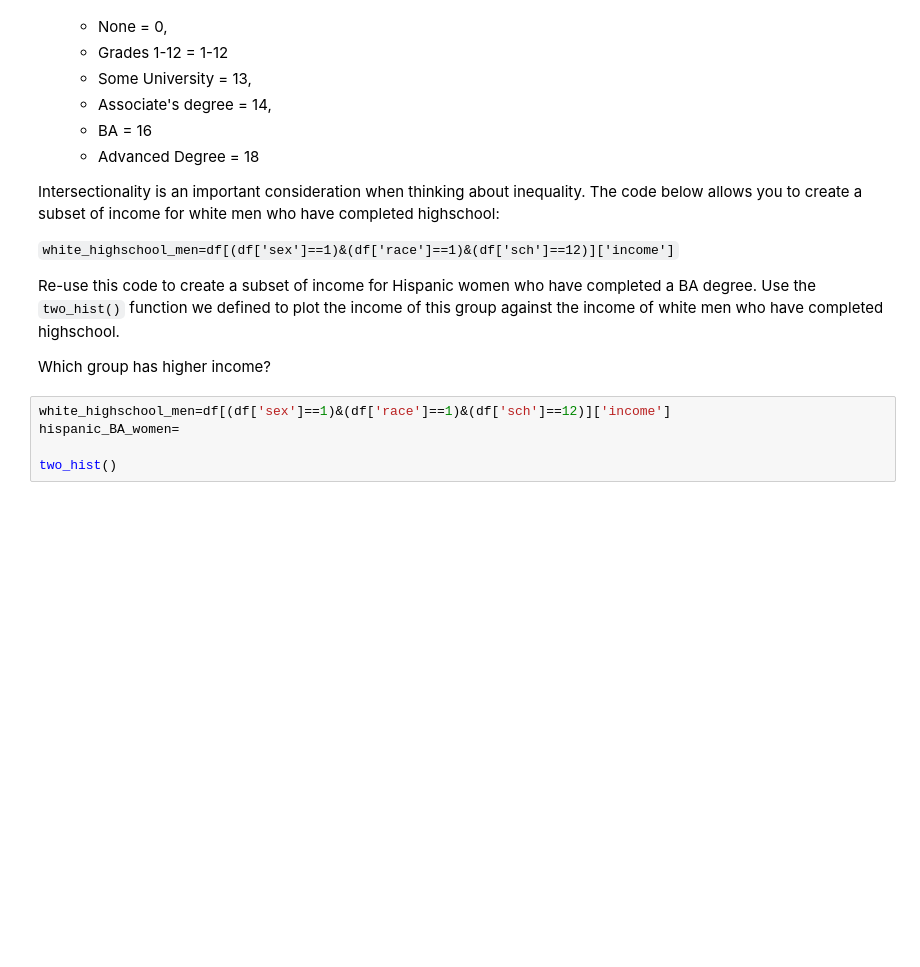
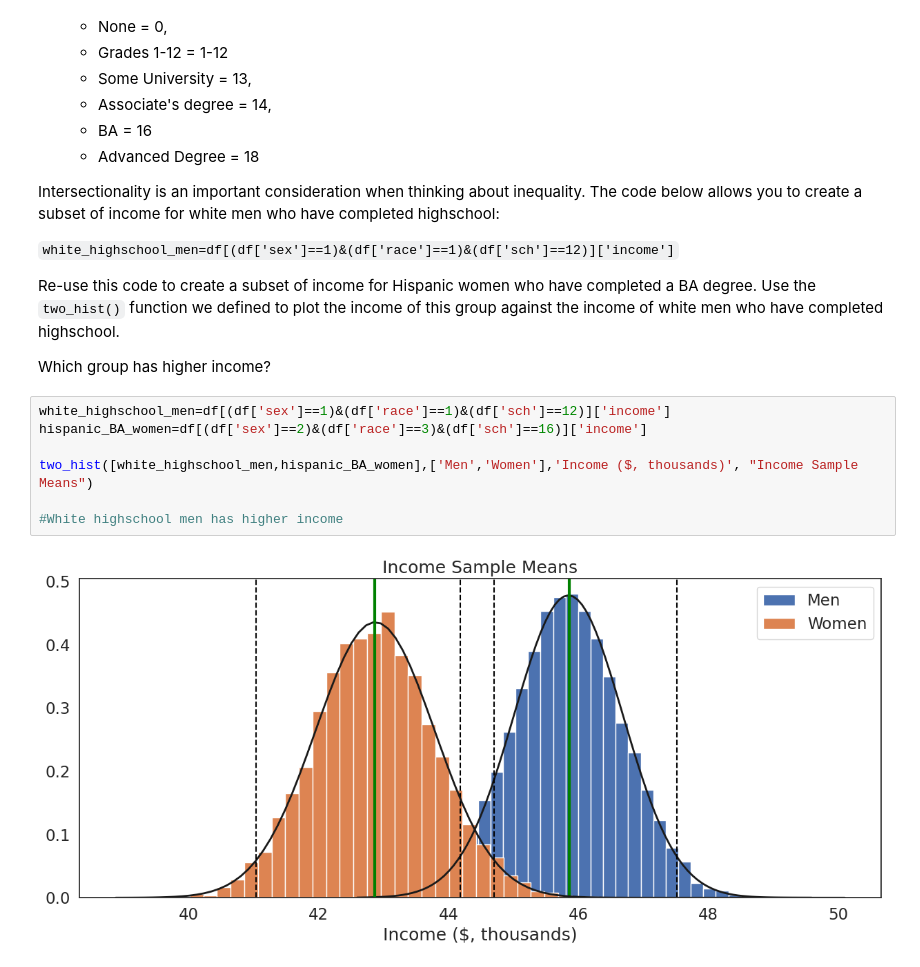
Before and after one commit to lawmianyi/QM2, a Jupyter notebook: notebooks/W05. Distributions and Basic Statistics.ipynb, the cells around one changed output. Saved outputs shown, nothing was run; the diff lists cells and outputs as text; blank space fills up the shorter version.

```diff
--- a/notebooks/W05. Distributions and Basic Statistics.ipynb
+++ b/notebooks/W05. Distributions and Basic Statistics.ipynb
@@ -590,6 +592,10 @@ Re-use this code to create a subset of income for Hispanic women who have comple
 Which group has higher income?
 # %%
 white_highschool_men=df[(df['sex']==1)&(df['race']==1)&(df['sch']==12)]['income']
-hispanic_BA_women=
+hispanic_BA_women=df[(df['sex']==2)&(df['race']==3)&(df['sch']==16)]['income']
 
-two_hist()
+two_hist([white_highschool_men,hispanic_BA_women],['Men','Women'],'Income ($, thousands)', "Income Sample Means")
+
+#White highschool men has higher income
+# %% [output]
+[figure, added]
```
Also changed, not shown: parts of 2 cells of this notebook.
